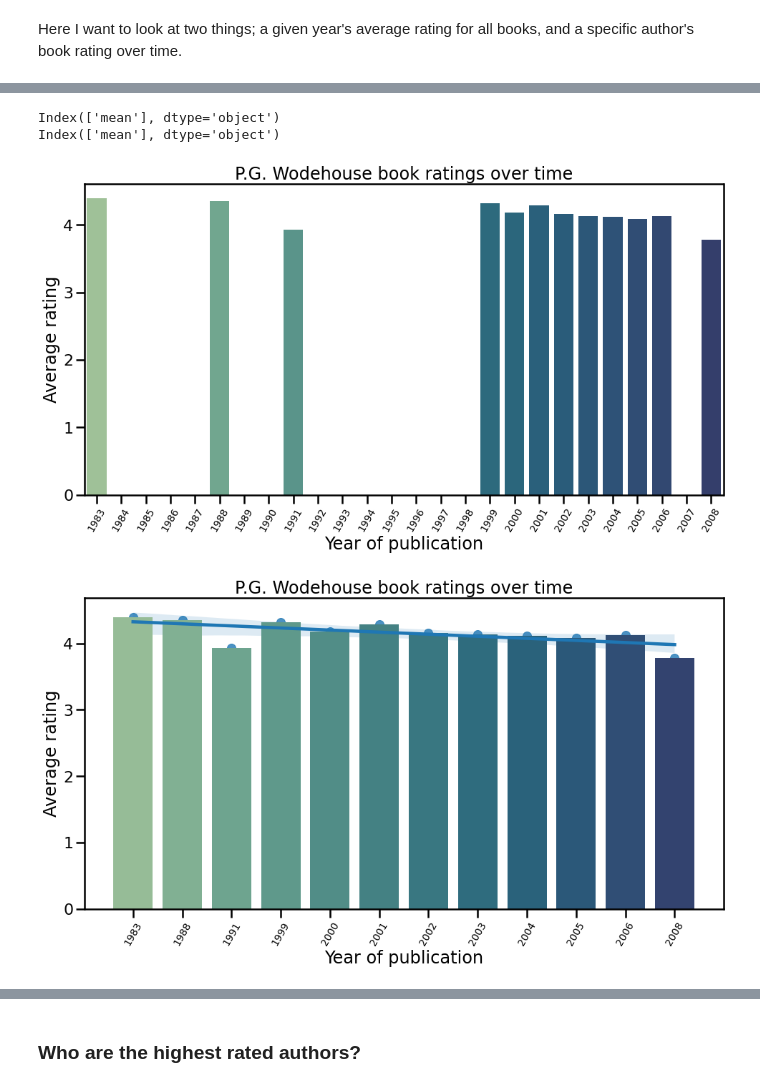
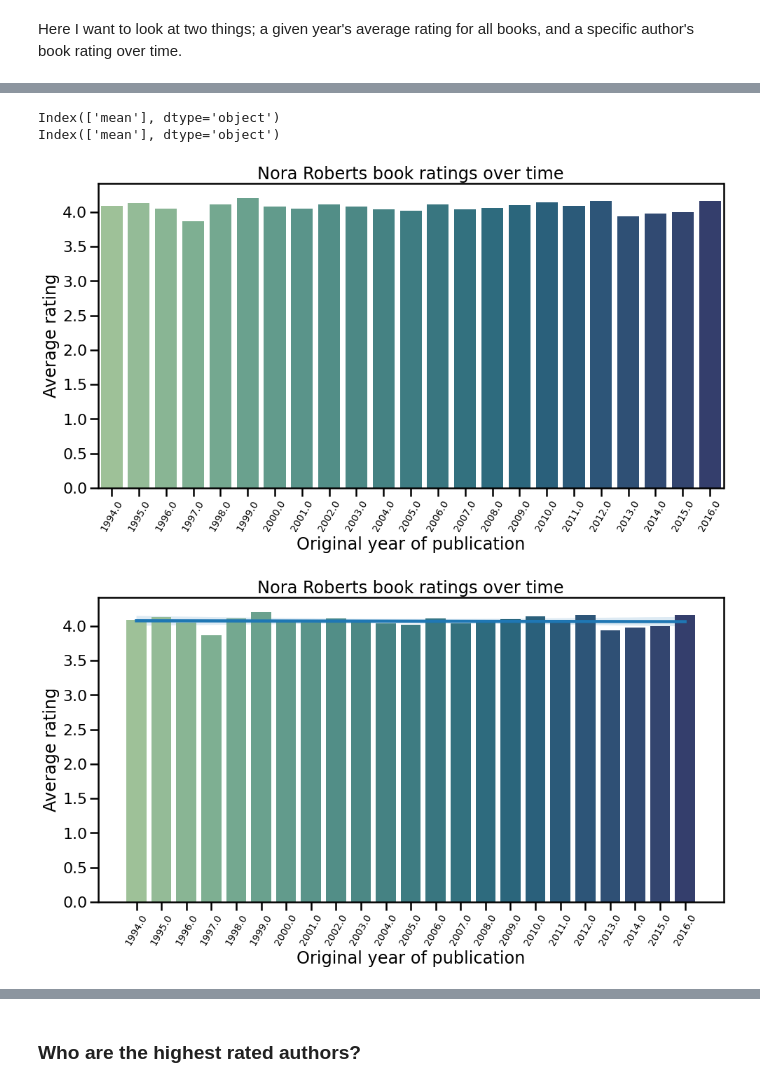
Before and after one commit to Snizzmo/Data-Science, a Jupyter notebook: Capstone3/notebooks/1.0-cf-initial-data-exploration.ipynb, the cells around one changed output, grey strips where cells are left out. Drawn from its saved outputs; the diff is of its cells as text; code cells hidden in the pictures.

```diff
--- a/Capstone3/notebooks/1.0-cf-initial-data-exploration.ipynb
+++ b/Capstone3/notebooks/1.0-cf-initial-data-exploration.ipynb
@@ -228,5 +304,5 @@ df['publication_year'] = df['publication_year'].astype("Int64") #, errors='ignor
 # %%
-yearly = df.groupby('publication_year')
+yearly = books.groupby('original_publication_year')
 yearly_avg = yearly.average_rating.mean()
 # %%
 yearly_avg
@@ -261,9 +344,13 @@ plt.ticklabel_format(style='plain')
 
 hue_order = ratings_count['average_rating'].sort_values(ascending=False)
 palette = sns.color_palette("crest", n_colors=len(yearly_avg.index)) #n_colors=10
-x_ticks=np.arange(1900, 2022, 1)
+# x_ticks=np.arange(first_year, last_year, range_years/25.0)
 
 
 yearly_ratings_plot = sns.barplot(x=yearly_avg.index, y=yearly_avg, palette=palette)
+
+sns.regplot(x=np.arange(0,len(yearly_avg)), y=yearly_avg, scatter=False, ax=yearly_ratings_plot)
+
+yearly_ratings_plot.xaxis.set_major_locator(ticker.MultipleLocator(10))
 plt.xticks(fontsize = 14, rotation = 60);
 # %% [output]
@@ -273,7 +364,7 @@ plt.xticks(fontsize = 14, rotation = 60);
 # This one will include gaps where the author did not publish books
 def author_ratings_gaps(dataframe, author):
     author_df = dataframe[dataframe['authors']==author]
-    author_yearly = author_df.groupby('publication_year')['average_rating'].agg(['mean'])
+    author_yearly = author_df.groupby('original_publication_year')['average_rating'].agg(['mean'])
 
     print(author_yearly.columns)
     plt.figure(figsize=(16,8))
@@ -299,7 +390,7 @@ def author_ratings_gaps(dataframe, author):
 
     plt.xticks(fontsize=14, rotation=60)
     plt.ylabel("Average rating")
-    plt.xlabel("Year of publication")
+    plt.xlabel("Original year of publication")
     plt.title("{} book ratings over time".format(author))
 
     return yearly_ratings_plot
@@ -309,7 +400,7 @@ def author_ratings_gaps(dataframe, author):
 
 def author_ratings_trend(dataframe, author):
     author_df = dataframe[dataframe['authors']==author]
-    author_yearly = author_df.groupby('publication_year')['average_rating'].agg(['mean'])
+    author_yearly = author_df.groupby('original_publication_year')['average_rating'].agg(['mean'])
 
     print(author_yearly.columns)
     plt.figure(figsize=(16,8))
@@ -330,11 +421,11 @@ def author_ratings_trend(dataframe, author):
     yearly_ratings_plot = sns.barplot(x=author_yearly.index, y=author_yearly['mean'], palette=palette)
 
     # plot regplot with numbers 0,..,len(a) as x value
-    sns.regplot(x=np.arange(0,len(author_yearly)), y=author_yearly['mean'], ax=yearly_ratings_plot)
+    sns.regplot(x=np.arange(0,len(author_yearly)), y=author_yearly['mean'], scatter=False, ax=yearly_ratings_plot)
 
     plt.xticks(fontsize=14, rotation=60)
     plt.ylabel("Average rating")
-    plt.xlabel("Year of publication")
+    plt.xlabel("Original year of publication")
     plt.title("{} book ratings over time".format(author))
 
     return yearly_ratings_plot
@@ -365,9 +456,9 @@ Index(['mean'], dtype='object')
 # %%
-plot_gaps = author_ratings_gaps(df, 'P.G. Wodehouse')
-plot_trend = author_ratings_trend(df, 'P.G. Wodehouse')
+plot_gaps = author_ratings_gaps(books, 'Nora Roberts')
+plot_trend = author_ratings_trend(books, 'Nora Roberts')
 # %% [output]
 Index(['mean'], dtype='object')
 Index(['mean'], dtype='object')
-[figure, old version]
+[figure, new version]
-[figure, old version]
+[figure, new version]
 # %%
```
Also changed, not shown: parts of 74 cells of this notebook, 1 other file.
